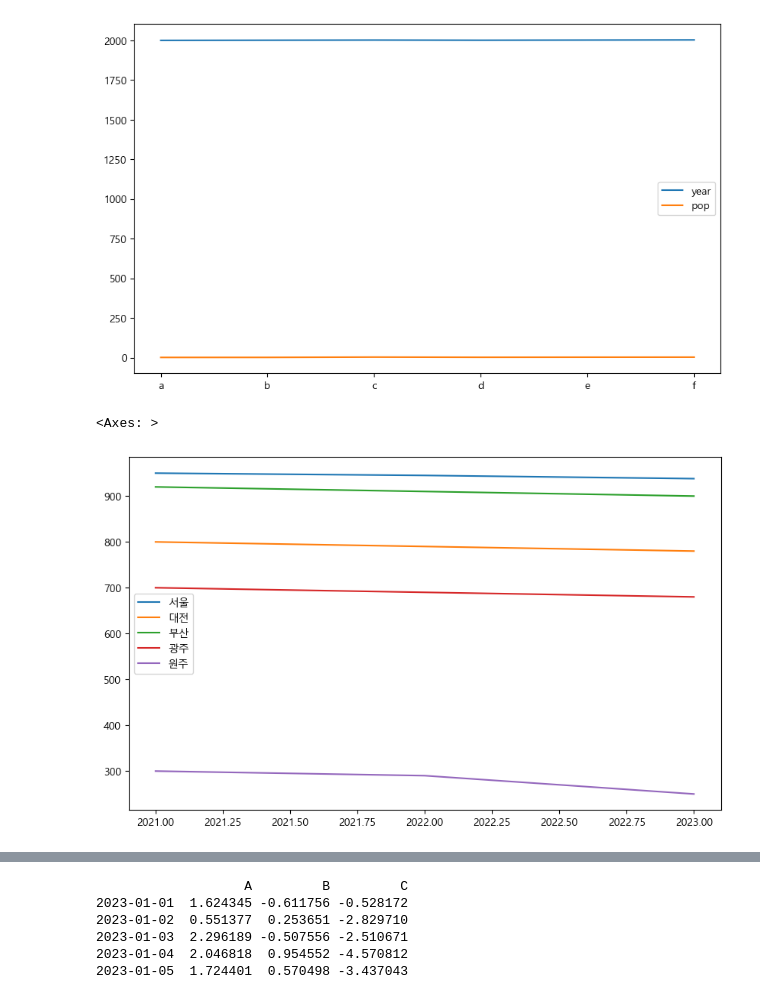
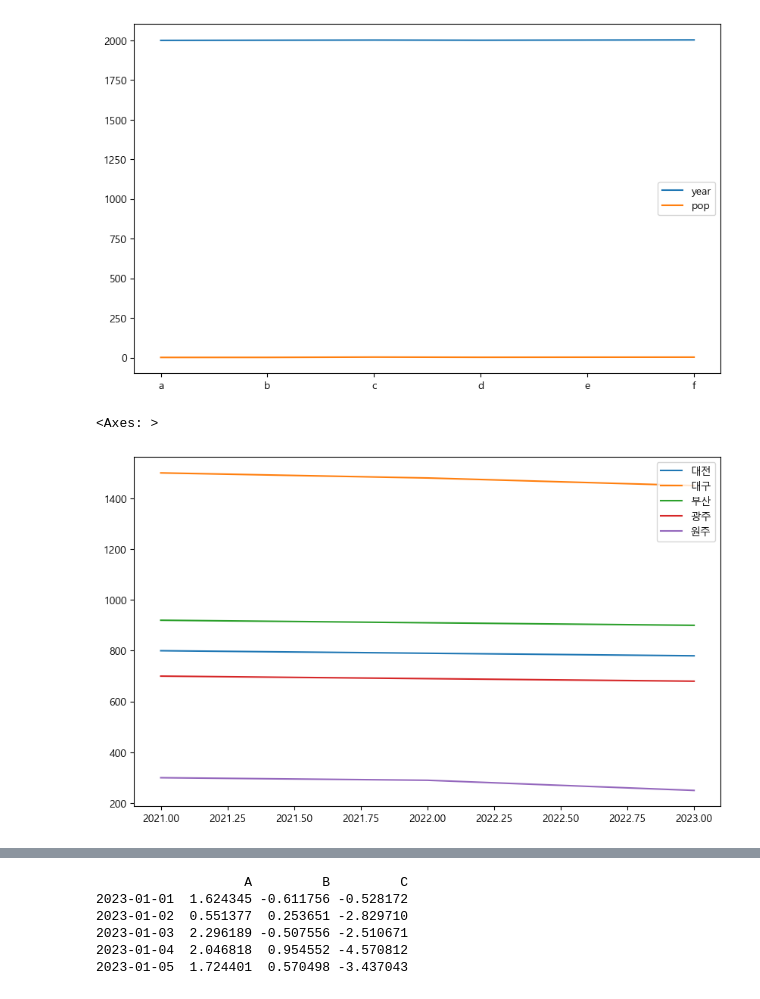
Before and after one commit to NaDongHwi/python_basic_3, a Jupyter notebook: ch05_update_class.ipynb, the cells around one changed output, grey strips where cells are left out. Saved outputs shown, nothing was run; the diff lists cells and outputs as text; code cells hidden in the pictures.

```diff
--- a/ch05_update_class.ipynb
+++ b/ch05_update_class.ipynb
@@ -567,3 +635,13 @@ frame
         '광주': [700, 690, 680],
         '원주': [300, 290, 250]
        }
+# %%
+data = {'대전': [800, 790, 780],
+        '대구': [1500, 1480, 1450],
+        '부산': [920, 910, 900],
+        '광주': [700, 690, 680],
+        '원주': [300, 290, 250]}
+index = [2021, 2022, 2023]
+
+df = pd.DataFrame(data, index=index)
+df
@@ -729,10 +812,10 @@ frame.plot()
 <Axes: >
 [figure]
 # %%
-df2.plot()
+df.plot()
 # %% [output]
 <Axes: >
-[figure, old version]
+[figure, new version]
 # %%
 np.random.randn(10)
 np.random.randn(10,3)
```
Also changed, not shown: parts of 112 cells of this notebook, 1 other file.
